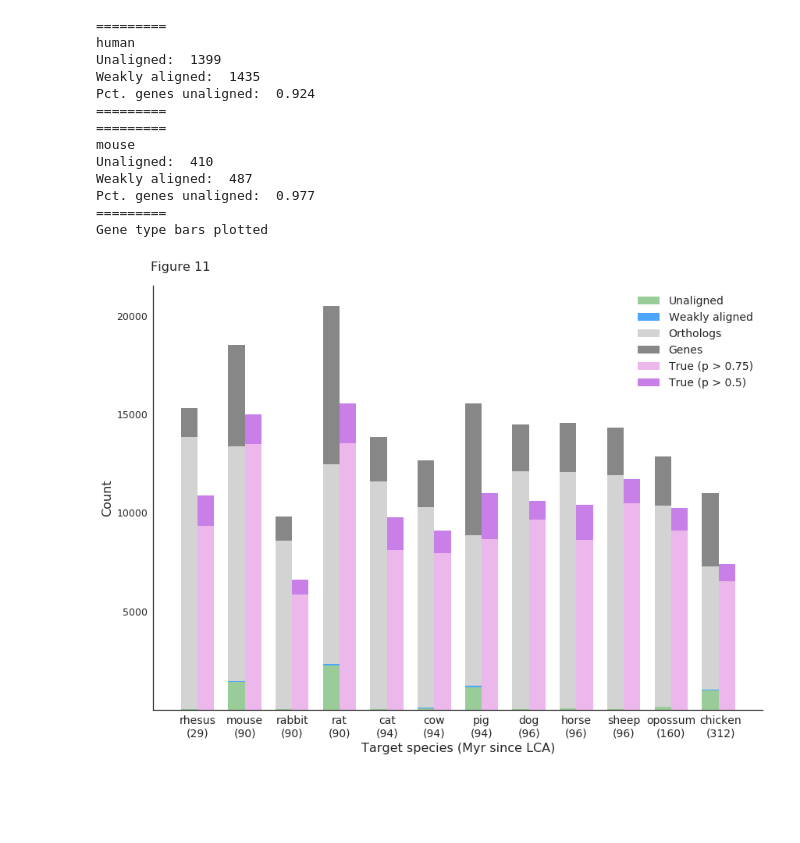
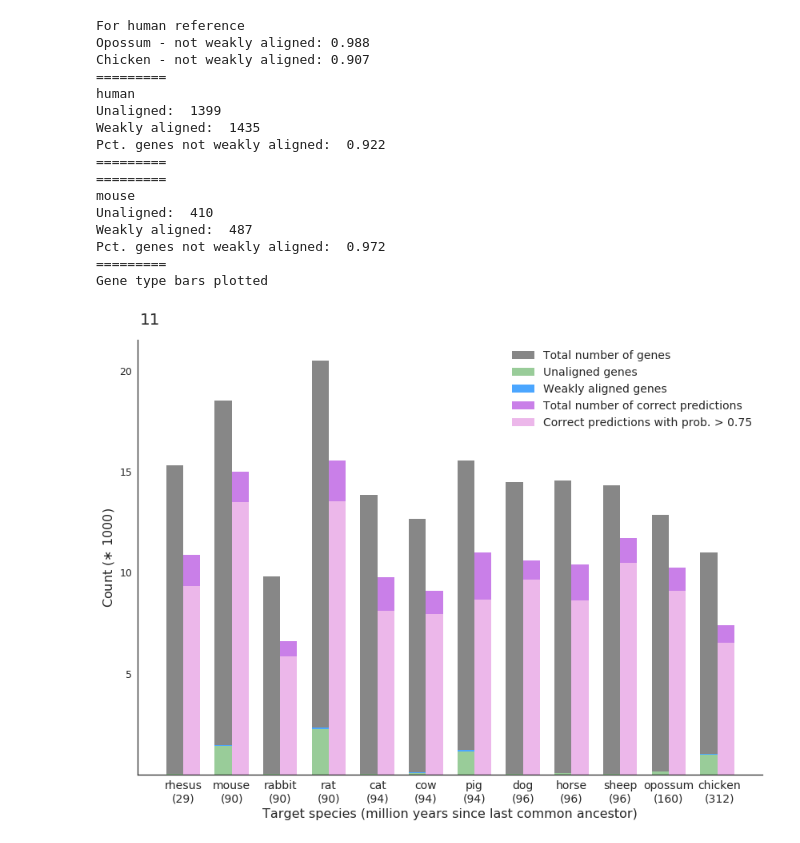
Before and after one commit to ptrebert/project-cross-species, a Jupyter notebook: notebooks/plotting/plot_unaln_ortho_gene_bars.ipynb, the cells around one changed output. Cells and saved outputs as stored; diff of their text form; code cells hidden in the pictures; blank space fills up the shorter version.

```diff
--- a/notebooks/plotting/plot_unaln_ortho_gene_bars.ipynb
+++ b/notebooks/plotting/plot_unaln_ortho_gene_bars.ipynb
@@ -73,7 +73,7 @@ def exec_gene_bars():
 
     trg_species = set(list(species.keys())) - set(['frog', 'lizard'])
 
-    for ref, fk, subfolder in zip(['human', 'mouse'], ['11', 'S9'], ['main', 'supp']):
+    for ref, fk, subfolder in zip(['human', 'mouse'], ['11', 'S7'], ['main', 'supp']):
 
         fig, exart = plot_gene_bars(gene_bars, ref, lca, fk)
 
@@ -170,22 +170,29 @@ def plot_gene_bars(gene_counts, ref_spec, lca_dist, fkey):
     thi = np.array([t[2] for t in sorted(thi)], dtype=np.int32)
 
     ### Output for publication
+    if ref_spec == 'human':
+        idx = 1
+        print('For human reference')
+        print('Opossum - not weakly aligned: {}'.format(1 - np.round(wkaln[-2] / total[-2], 3)))
+        print('Chicken - not weakly aligned: {}'.format(1 - np.round(wkaln[-1] / total[-1], 3)))
+    else:
+        idx = 2
     print('=========')
     print(ref_spec)
-    if ref_spec == 'human':
-        idx = 1
-    else:
-        idx = 2
     print('Unaligned: ', unaln[idx])
     print('Weakly aligned: ', wkaln[idx])
-    print('Pct. genes unaligned: ', 1 - np.round(unaln[idx] / total[idx], 3))
+    print('Pct. genes not weakly aligned: ', 1 - np.round(wkaln[idx] / total[idx], 3))
     print('=========')
 
     bottom = np.zeros_like(unaln, dtype=np.int32)
-    y_values = [unaln, wkaln, ortho, total]
-    labels = ['Unaligned', 'Weakly aligned', 'Orthologs', 'Genes']
-    colors = ['green', 'dodgerblue', 'lightgrey', 'dimgrey']
-    alphas = [0.4, 0.8, 1, 0.8]
+    y_values = [unaln, wkaln, total]
+    #y_values = [unaln, wkaln, ortho, total]
+    labels = ['Unaligned genes', 'Weakly aligned genes', 'Total number of genes']
+    #labels = ['Unaligned', 'Weakly aligned', 'Orthologs', 'Genes']
+    #colors = ['green', 'dodgerblue', 'lightgrey', 'dimgrey']
+    colors = ['green', 'dodgerblue', 'dimgrey']
+    alphas = [0.4, 0.8, 0.8]
+    #alphas = [0.4, 0.8, 1, 0.8]
 
     for yv, l, c, a in zip(y_values, labels, colors, alphas):
         next_bottom = yv.copy()
@@ -197,26 +204,42 @@ def plot_gene_bars(gene_counts, ref_spec, lca_dist, fkey):
 
     # added bars for true predictions
     x_vals += bar_width
-    ax.bar(x_vals, thi, label='True (p > 0.75)', align='edge',
+    ax.bar(x_vals, thi, label='Correct predictions with prob. > 0.75', align='edge',
            color='orchid', alpha=0.5, width=bar_width)
-    ax.bar(x_vals, tlo - thi, label='True (p > 0.5)', align='edge',
+    ax.bar(x_vals, tlo - thi, label='Total number of correct predictions', align='edge',
            bottom=thi, color='darkviolet', alpha=0.5, width=bar_width)
 
     ax.legend(loc='upper right', fontsize=14)
+    leg_handles, leg_labels = ax.get_legend_handles_labels()
+    reorder_labels = {'Unaligned genes': 1,
+                      'Weakly aligned genes': 2,
+                      'Total number of genes': 0,
+                      'Correct predictions with prob. > 0.75': 4,
+                      'Total number of correct predictions': 3}
+    ord_handles, ord_labels = [], []
+    for h, l in zip(leg_handles, leg_labels):
+        order = reorder_labels[l]
+        ord_handles.append((order, h))
+        ord_labels.append((order, l))
+    ord_handles = [h for i, h in sorted(ord_handles)]
+    ord_labels = [l for i, l in sorted(ord_labels)]
+    ax.legend(loc='upper right', fontsize=14,
+              handles=ord_handles, labels=ord_labels)
 
     ax.set_yticks([5000, 10000, 15000, 20000])
+    ax.set_yticklabels(['5', '10', '15', '20'])
     x_ticks = x_vals
     x_ticks[-1] += 0.05
     ax.set_xticks(x_vals)
     ax.set_xticklabels(x_labels, fontsize=14)
 
-    ax.set_xlabel('Target species (Myr since LCA)', fontsize=16)
-    ax.set_ylabel('Count', fontsize=16)
+    ax.set_xlabel('Target species (million years since last common ancestor)', fontsize=16)
+    ax.set_ylabel(r'Count ($\ast$ 1000)', fontsize=16)
 
     ax.spines['top'].set_visible(False)
     ax.spines['right'].set_visible(False)
-    tt = ax.set_title('Figure {}'.format(fkey), fontsize=16)
-    tt.set_position([0.045, 1.025])
+    tt = ax.set_title(fkey, fontsize=20)
+    tt.set_position([0.02, 1.025])
 
     return fig, extra_artists
 
@@ -317,33 +340,36 @@ def collect_gene_types(true_counts):
 
                         data['is_ortholog'] = (data['name'].isin(ortho_genes[(trg, qry)])).astype(np.int8)
                         gene_collector[(trg, qry, 'bad_ortho')] = data['is_ortholog'].sum()
 
                         out_buffer.append(data)
 
                 dump_file = os.path.join(dump_folder, '{}_from_{}.bad-aln.tsv'.format(qry, trg))
                 #assert not os.path.isfile(dump_file), 'Duplicate created: {}'.format(dump_file)
                 out_dump = pd.concat(out_buffer, axis=0, ignore_index=False)
                 out_dump.sort_values(['chrom', 'start_reg5p', 'end_reg5p'], inplace=True)
                 out_dump.to_csv(dump_file, sep='\t', header=True, index=False, mode='w')
     gene_collector.update(true_counts)
     return gene_collector
 
 
 if run_exec_gene_bars:
     execd = exec_gene_bars()
     print('Gene type bars plotted')
 # %% [output]
+For human reference
+Opossum - not weakly aligned: 0.988
+Chicken - not weakly aligned: 0.907
 =========
 human
 Unaligned:  1399
 Weakly aligned:  1435
-Pct. genes unaligned:  0.924
+Pct. genes not weakly aligned:  0.922
 =========
 =========
 mouse
 Unaligned:  410
 Weakly aligned:  487
-Pct. genes unaligned:  0.977
+Pct. genes not weakly aligned:  0.972
 =========
 Gene type bars plotted
-[figure, old version]
+[figure, new version]
```
Also changed, not shown: parts of 1 cell of this notebook, 17 other files.
